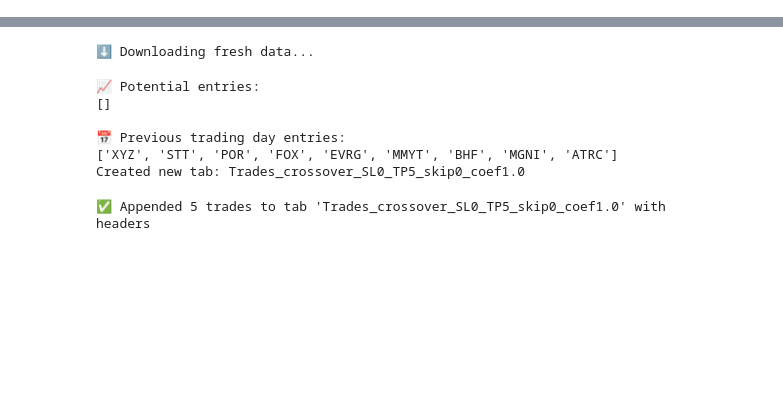
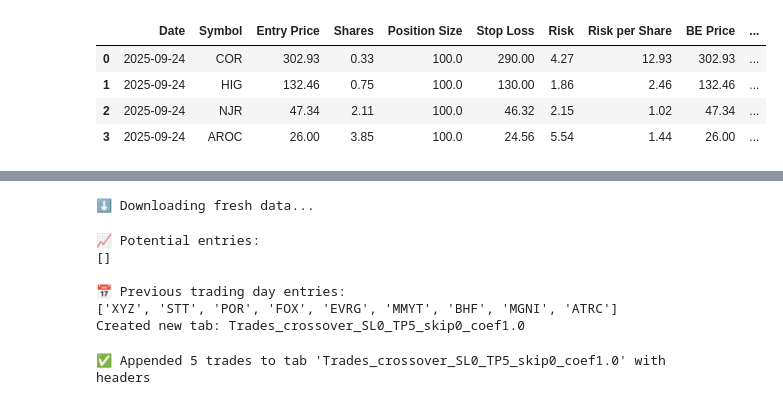
Before and after one commit to i-osipchyk/ema-crossover, a Jupyter notebook: pipelines/evalualtion_pipeline/evaluation_pipeline_dev.ipynb, the cells around one changed output, grey strips where cells are left out. Saved outputs shown, nothing was run; the diff lists cells and outputs as text; code cells hidden in the pictures; blank space fills up the shorter version.

```diff
--- a/pipelines/evalualtion_pipeline/evaluation_pipeline_dev.ipynb
+++ b/pipelines/evalualtion_pipeline/evaluation_pipeline_dev.ipynb
@@ -325,0 +42,13 @@ def write_trades_to_sheet(
+# %%
+stock_data = download_data(['COR', 'FERG', 'HIG', 'TXNM', 'NJR', 'AROC'], period='200d', interval='1d')
+stock_data_labeled = apply_to_dict(stock_data, process_symbol_df)
+# %%
+trades_df = generate_trades(stock_data_labeled)
+# %%
+trades_df
+# %% [output]
+|  | Date | Symbol | Entry Price | Shares | Position Size | Stop Loss | Risk | Risk per Share | BE Price | ... |
+| 0 | 2025-09-24 | COR | 302.93 | 0.33 | 100.0 | 290.00 | 4.27 | 12.93 | 302.93 | ... |
+| 1 | 2025-09-24 | HIG | 132.46 | 0.75 | 100.0 | 130.00 | 1.86 | 2.46 | 132.46 | ... |
+| 2 | 2025-09-24 | NJR | 47.34 | 2.11 | 100.0 | 46.32 | 2.15 | 1.02 | 47.34 | ... |
+| 3 | 2025-09-24 | AROC | 26.00 | 3.85 | 100.0 | 24.56 | 5.54 | 1.44 | 26.00 | ... |
```
Also changed, not shown: parts of 25 cells of this notebook, 1 other file.
